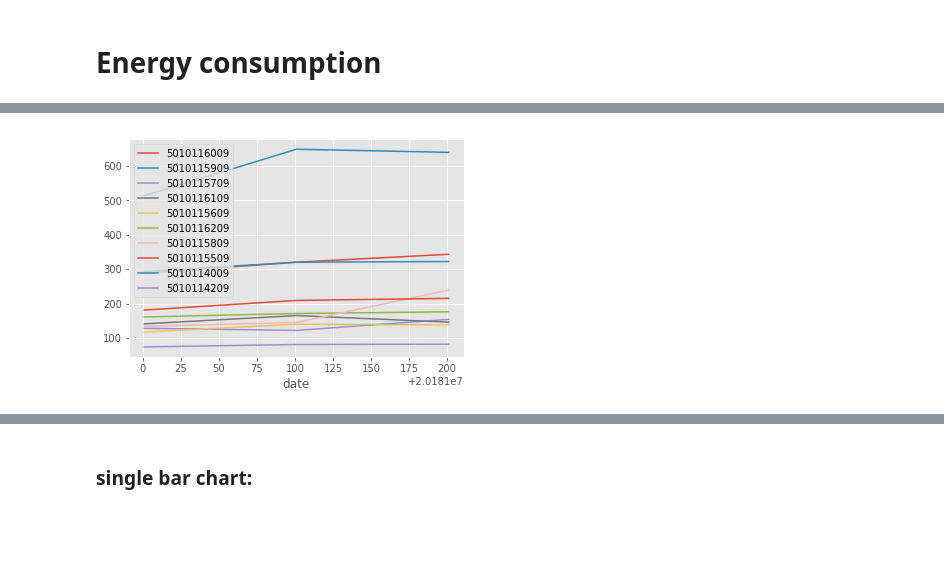
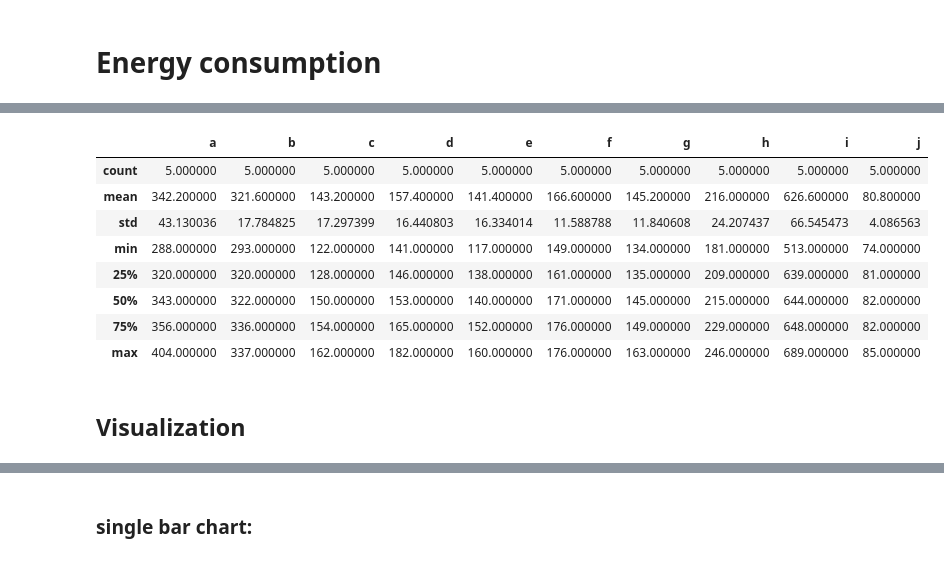
Before and after one commit to felixjohanlehmann/energy_consumption_analysis, a Jupyter notebook: energy_consumption_visualization.ipynb, the cells around one changed output, grey strips where cells are left out. Drawn from its saved outputs; the diff is of its cells as text; code cells hidden in the pictures; blank space fills up the shorter version.

```diff
--- a/energy_consumption_visualization.ipynb
+++ b/energy_consumption_visualization.ipynb
@@ -47,3 +47,17 @@ df.diff()
+# %%
+df_diff.describe()
+# %% [output]
+|  | a | b | c | d | e | f | g | h | i | j |
+| count | 5.000000 | 5.000000 | 5.000000 | 5.000000 | 5.000000 | 5.000000 | 5.000000 | 5.000000 | 5.000000 | 5.000000 |
+| mean | 342.200000 | 321.600000 | 143.200000 | 157.400000 | 141.400000 | 166.600000 | 145.200000 | 216.000000 | 626.600000 | 80.800000 |
+| std | 43.130036 | 17.784825 | 17.297399 | 16.440803 | 16.334014 | 11.588788 | 11.840608 | 24.207437 | 66.545473 | 4.086563 |
+| min | 288.000000 | 293.000000 | 122.000000 | 141.000000 | 117.000000 | 149.000000 | 134.000000 | 181.000000 | 513.000000 | 74.000000 |
+| 25% | 320.000000 | 320.000000 | 128.000000 | 146.000000 | 138.000000 | 161.000000 | 135.000000 | 209.000000 | 639.000000 | 81.000000 |
+| 50% | 343.000000 | 322.000000 | 150.000000 | 153.000000 | 140.000000 | 171.000000 | 145.000000 | 215.000000 | 644.000000 | 82.000000 |
+| 75% | 356.000000 | 336.000000 | 154.000000 | 165.000000 | 152.000000 | 176.000000 | 149.000000 | 229.000000 | 648.000000 | 82.000000 |
+| max | 404.000000 | 337.000000 | 162.000000 | 182.000000 | 160.000000 | 176.000000 | 163.000000 | 246.000000 | 689.000000 | 85.000000 |
+# %% [markdown]
+## Visualization
 # %%
 import matplotlib.pyplot as plt
 from matplotlib import style
@@ -52,6 +65,0 @@ style.use('ggplot')
-# %%
-df2 = df.diff()
-df2.plot()
-plt.show()
-# %% [output]
-[figure, removed]
```
Also changed, not shown: parts of 15 cells of this notebook.
